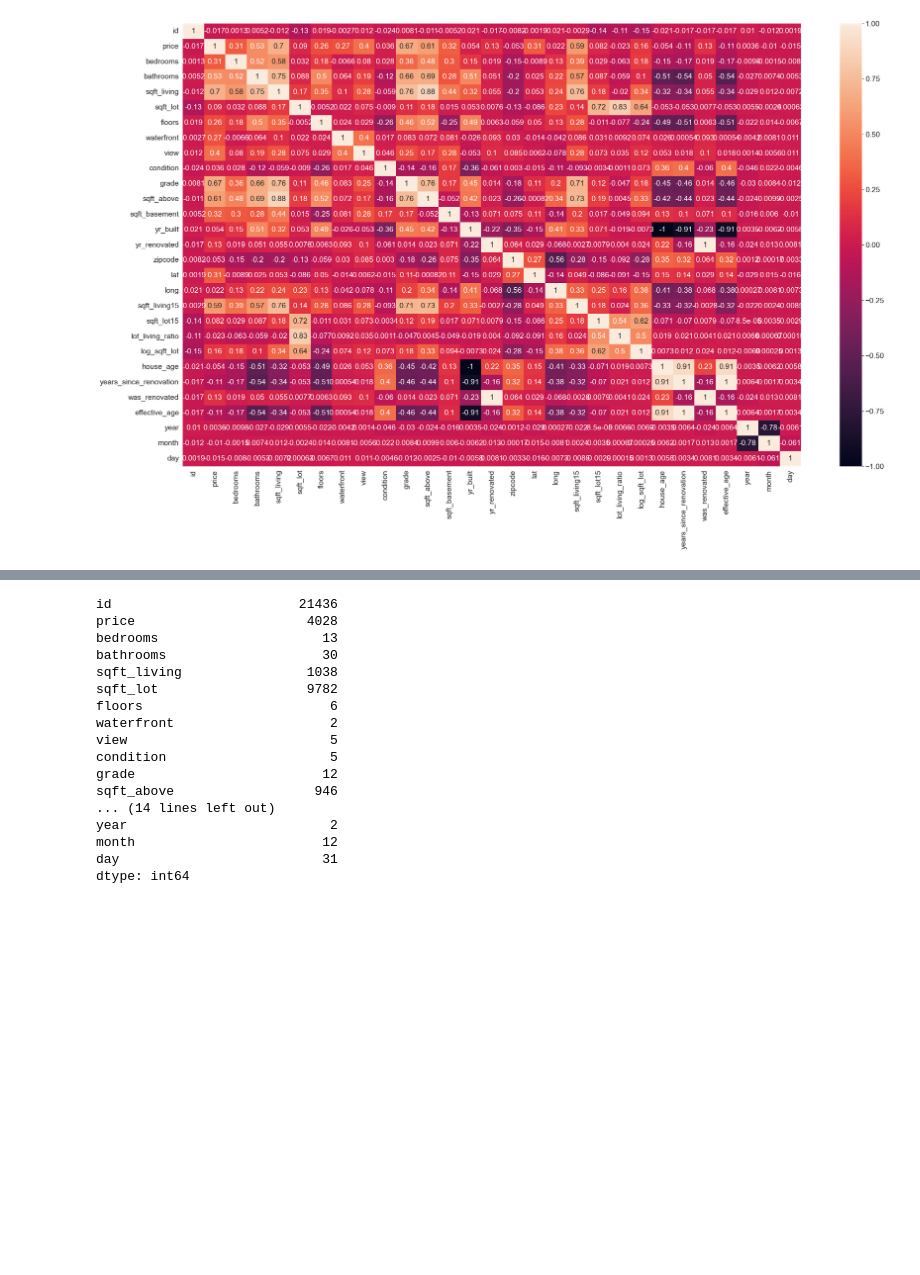
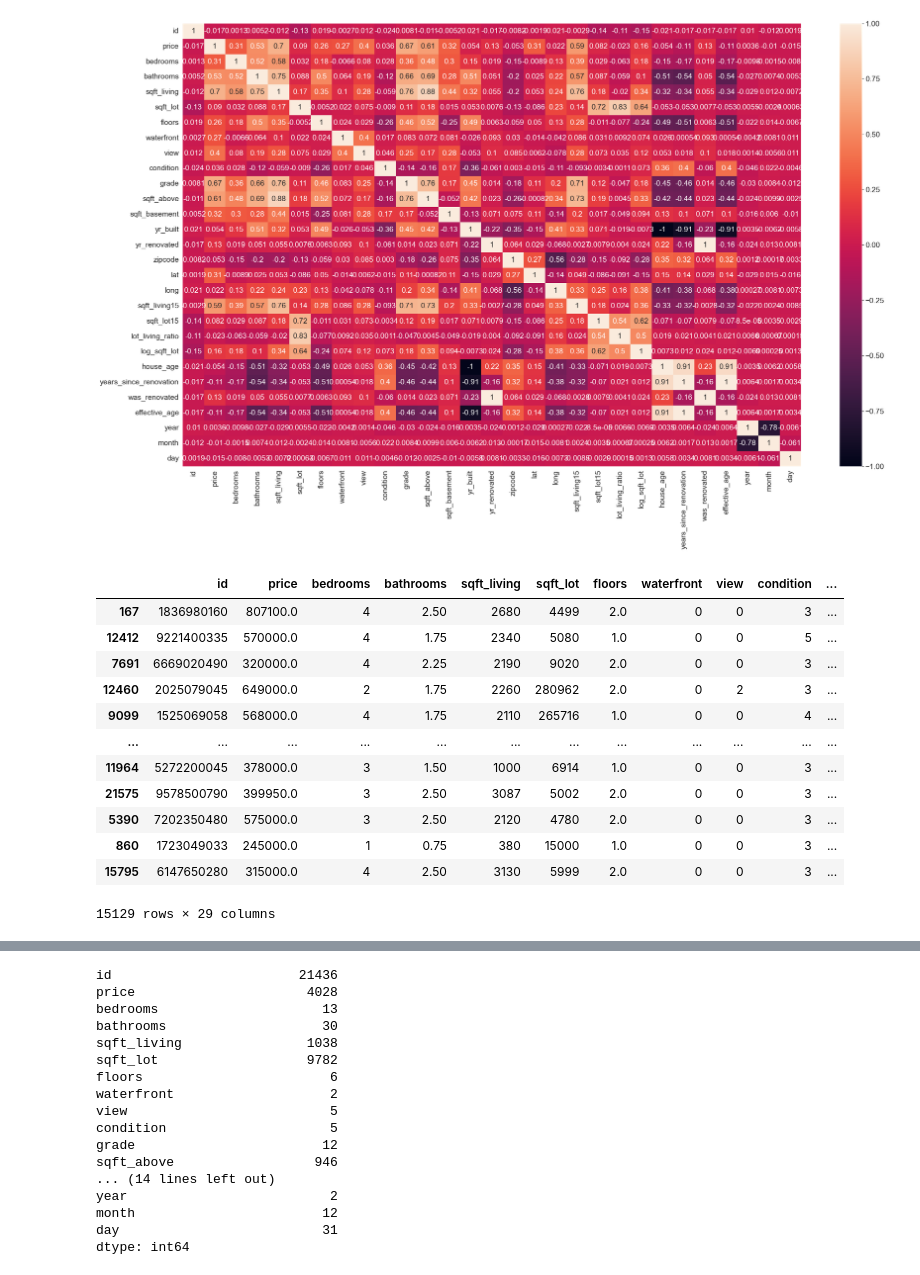
Before and after one commit to Alhusuly10/Regression-problem, a Jupyter notebook: House Sales in King County, USA.ipynb, the cells around one changed output, grey strips where cells are left out. Drawn from its saved outputs; the diff is of its cells as text; code cells hidden in the pictures; blank space fills up the shorter version.

```diff
--- a/House Sales in King County, USA.ipynb
+++ b/House Sales in King County, USA.ipynb
@@ -377,4 +357,21 @@ plt.show()
 # %% [output]
 [figure]
 # %%
-train_set, test_set = train_test_split(house_data, test_size = 0.2, random_state = 42)
+train_set, temp_set = train_test_split(house_data, test_size = 0.3, random_state = 42)
+val_set, test_set = train_test_split(temp_set, test_size = 0.5, random_state = 42)
+# %%
+train_set # inspecting the train test
+# %% [output]
+|  | id | price | bedrooms | bathrooms | sqft_living | sqft_lot | floors | waterfront | view | condition | ... |
+| 167 | 1836980160 | 807100.0 | 4 | 2.50 | 2680 | 4499 | 2.0 | 0 | 0 | 3 | ... |
+| 12412 | 9221400335 | 570000.0 | 4 | 1.75 | 2340 | 5080 | 1.0 | 0 | 0 | 5 | ... |
+| 7691 | 6669020490 | 320000.0 | 4 | 2.25 | 2190 | 9020 | 2.0 | 0 | 0 | 3 | ... |
+| 12460 | 2025079045 | 649000.0 | 2 | 1.75 | 2260 | 280962 | 2.0 | 0 | 2 | 3 | ... |
+| 9099 | 1525069058 | 568000.0 | 4 | 1.75 | 2110 | 265716 | 1.0 | 0 | 0 | 4 | ... |
+| ... | ... | ... | ... | ... | ... | ... | ... | ... | ... | ... | ... |
+| 11964 | 5272200045 | 378000.0 | 3 | 1.50 | 1000 | 6914 | 1.0 | 0 | 0 | 3 | ... |
+| 21575 | 9578500790 | 399950.0 | 3 | 2.50 | 3087 | 5002 | 2.0 | 0 | 0 | 3 | ... |
+| 5390 | 7202350480 | 575000.0 | 3 | 2.50 | 2120 | 4780 | 2.0 | 0 | 0 | 3 | ... |
+| 860 | 1723049033 | 245000.0 | 1 | 0.75 | 380 | 15000 | 1.0 | 0 | 0 | 3 | ... |
+| 15795 | 6147650280 | 315000.0 | 4 | 2.50 | 3130 | 5999 | 2.0 | 0 | 0 | 3 | ... |
+15129 rows × 29 columns
```
Also changed, not shown: parts of 11 cells of this notebook.
